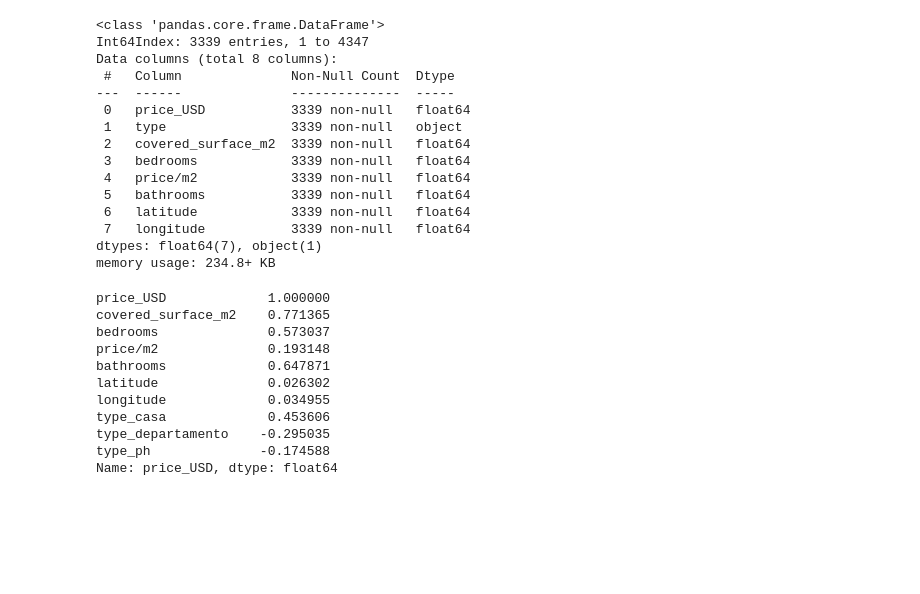
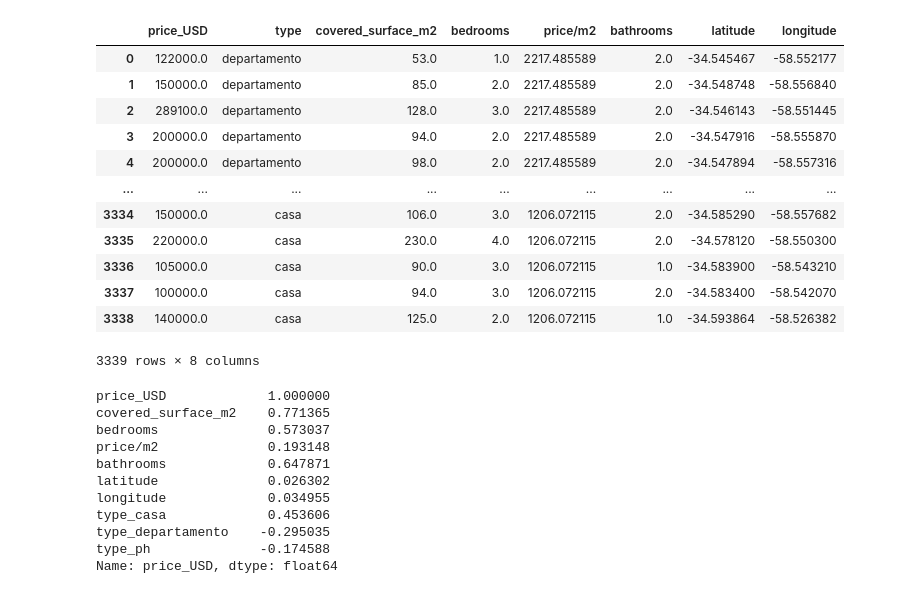
Before and after one commit to nvrancovich/san-martin-propiedades, a Jupyter notebook: modelo_machine_learning.ipynb, the cells around one changed output. Drawn from its saved outputs; the diff is of its cells as text; code cells hidden in the pictures; blank space fills up the shorter version.

```diff
--- a/modelo_machine_learning.ipynb
+++ b/modelo_machine_learning.ipynb
@@ -27,21 +6,46 @@ df = df[['price_USD','type','covered_surface_m2','bedrooms','price/m2','bathroom
-# %%
-df.info()
-# %% [output]
-<class 'pandas.core.frame.DataFrame'>
-Int64Index: 3339 entries, 1 to 4347
-Data columns (total 8 columns):
- #   Column              Non-Null Count  Dtype
----  ------              --------------  -----
- 0   price_USD           3339 non-null   float64
- 1   type                3339 non-null   object
- 2   covered_surface_m2  3339 non-null   float64
- 3   bedrooms            3339 non-null   float64
- 4   price/m2            3339 non-null   float64
- 5   bathrooms           3339 non-null   float64
- 6   latitude            3339 non-null   float64
- 7   longitude           3339 non-null   float64
-dtypes: float64(7), object(1)
-memory usage: 234.8+ KB
+# %%
+segments = gpd.read_file('segmentacion_general_san_martin.geojson')
+segments.rename(columns={'name':'area', 'description':'region'},inplace=True)
+
+props = pd.read_csv('https://raw.githubusercontent.com/nvrancovich/san_martin_propiedades_geodatos/main/features_propiedades_4371.csv')
+props = gpd.GeoDataFrame(props, geometry=gpd.points_from_xy(props.longitude, props.latitude))
+props = props.set_crs('EPSG:4326')
+
+
+df = props.sjoin(segments, how='inner')
+df.drop(columns = ['Unnamed: 0','index_right','region','geometry'], inplace=True)
+df['price/m2'] = df.price_USD / df.covered_surface_m2
+
+segments_avg = df.groupby('area').mean()[['covered_surface_m2', 'antiquity', 'price_USD', 'price/m2']].reset_index(level=0)
+df.drop(labels='price/m2', axis=1, inplace=True)
+segments_avg = segments_avg[['area','price/m2']]
+segments_avg = segments_avg.set_index('area')
+
+df = df.join(segments_avg, how='inner',on='area')
+
+df['bathrooms'] = df['bathrooms'].fillna(1)
+df.dropna(subset=['bedrooms'], axis=0, inplace=True)
+df.dropna(subset=['latitude'], axis=0, inplace=True)
+df.dropna(subset=['covered_surface_m2'], axis=0, inplace=True)
+df.dropna(subset=['price_USD'], axis=0, inplace=True)
+df = df[['price_USD','type','covered_surface_m2','bedrooms','price/m2','bathrooms','latitude','longitude']]
+df.reset_index(drop=True, inplace=True)
+# %%
+df
+# %% [output]
+|  | price_USD | type | covered_surface_m2 | bedrooms | price/m2 | bathrooms | latitude | longitude |
+| 0 | 122000.0 | departamento | 53.0 | 1.0 | 2217.485589 | 2.0 | -34.545467 | -58.552177 |
+| 1 | 150000.0 | departamento | 85.0 | 2.0 | 2217.485589 | 2.0 | -34.548748 | -58.556840 |
+| 2 | 289100.0 | departamento | 128.0 | 3.0 | 2217.485589 | 2.0 | -34.546143 | -58.551445 |
+| 3 | 200000.0 | departamento | 94.0 | 2.0 | 2217.485589 | 2.0 | -34.547916 | -58.555870 |
+| 4 | 200000.0 | departamento | 98.0 | 2.0 | 2217.485589 | 2.0 | -34.547894 | -58.557316 |
+| ... | ... | ... | ... | ... | ... | ... | ... | ... |
+| 3334 | 150000.0 | casa | 106.0 | 3.0 | 1206.072115 | 2.0 | -34.585290 | -58.557682 |
+| 3335 | 220000.0 | casa | 230.0 | 4.0 | 1206.072115 | 2.0 | -34.578120 | -58.550300 |
+| 3336 | 105000.0 | casa | 90.0 | 3.0 | 1206.072115 | 1.0 | -34.583900 | -58.543210 |
+| 3337 | 100000.0 | casa | 94.0 | 3.0 | 1206.072115 | 2.0 | -34.583400 | -58.542070 |
+| 3338 | 140000.0 | casa | 125.0 | 2.0 | 1206.072115 | 1.0 | -34.593864 | -58.526382 |
+3339 rows × 8 columns
 # %%
 df = pd.get_dummies(df, columns=['type'])
 # %%
```
Also changed, not shown: parts of 9 cells of this notebook, 3 other files.
